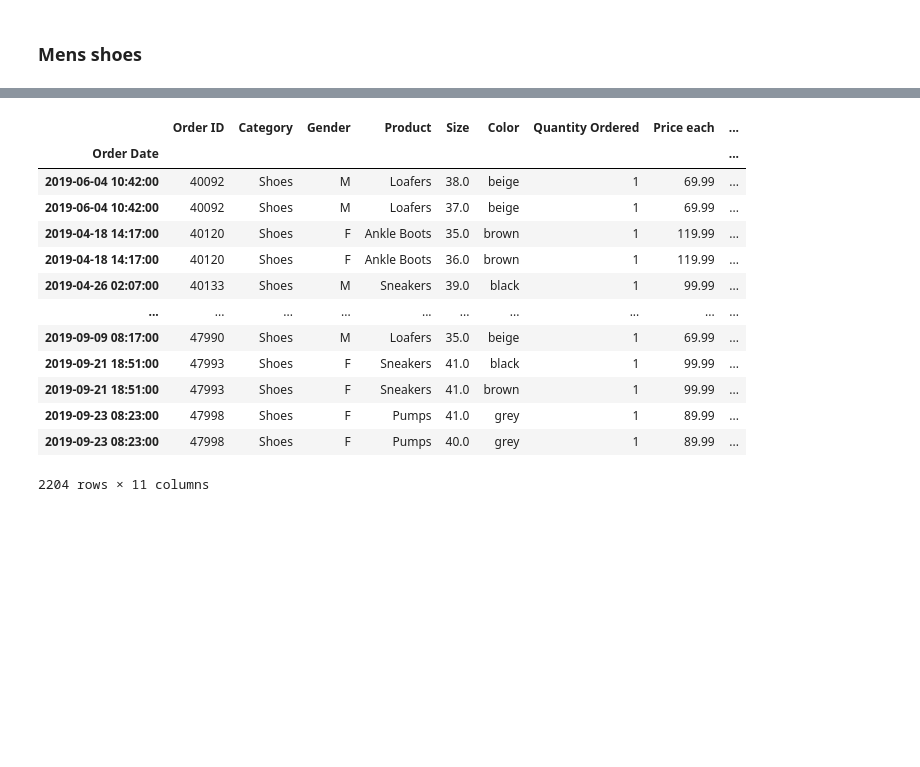
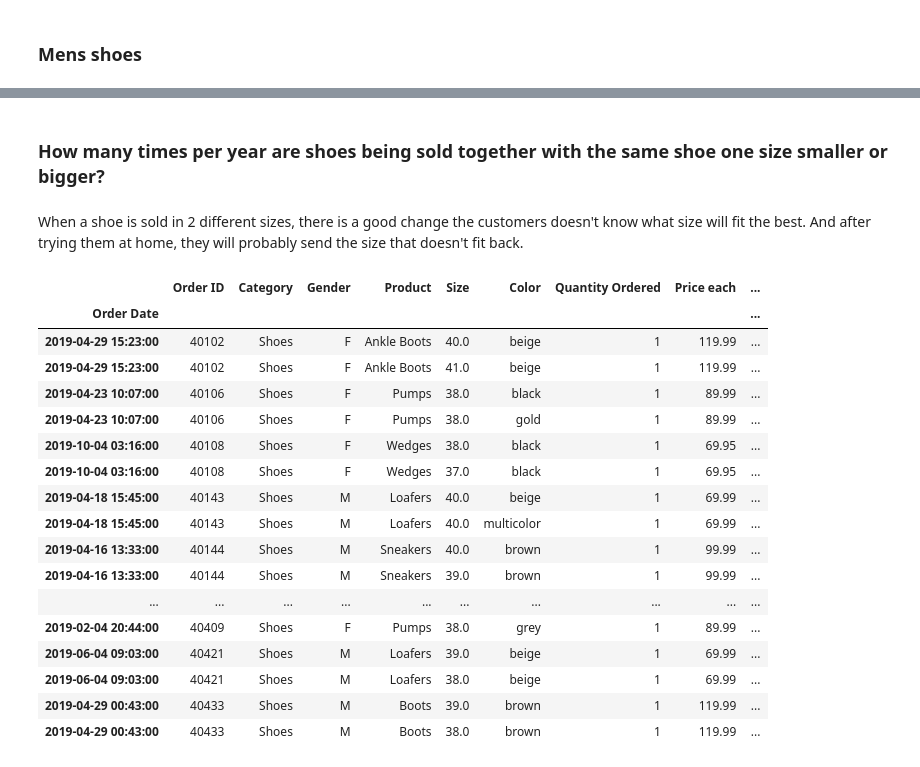
Before and after one commit to ATrui/Projects, a Jupyter notebook: Mock Data/EDA.ipynb, the cells around one changed output, grey strips where cells are left out. Cells and saved outputs as stored; diff of their text form; code cells hidden in the pictures; blank space fills up the shorter version.

```diff
--- a/Mock Data/EDA.ipynb
+++ b/Mock Data/EDA.ipynb
@@ -525,18 +544,26 @@ plt.show()
+# %% [markdown]
+ ### How many times per year are shoes being sold together with the same shoe one size smaller or bigger?
+# %% [markdown]
+When a shoe is sold in 2 different sizes, there is a good change the customers doesn't know what size will fit the best. And after trying them at home, they will probably send the size that doesn't fit back.
 # %%
-multiple = all_data[(all_data.duplicated(subset=['Order ID', 'Product'], keep=False)) & (all_data['Category'] == 'Shoes')]
-multiple
+diff_size = all_data[(all_data.duplicated(subset=['Order ID', 'Product'], keep=False)) & (all_data['Category'] == 'Shoes')]
+diff_size.head(50)
 # %% [output]
 |  | Order ID | Category | Gender | Product | Size | Color | Quantity Ordered | Price each | ... |
 | Order Date |  |  |  |  |  |  |  |  | ... |
-| 2019-06-04 10:42:00 | 40092 | Shoes | M | Loafers | 38.0 | beige | 1 | 69.99 | ... |
-| 2019-06-04 10:42:00 | 40092 | Shoes | M | Loafers | 37.0 | beige | 1 | 69.99 | ... |
-| 2019-04-18 14:17:00 | 40120 | Shoes | F | Ankle Boots | 35.0 | brown | 1 | 119.99 | ... |
-| 2019-04-18 14:17:00 | 40120 | Shoes | F | Ankle Boots | 36.0 | brown | 1 | 119.99 | ... |
-| 2019-04-26 02:07:00 | 40133 | Shoes | M | Sneakers | 39.0 | black | 1 | 99.99 | ... |
+| 2019-04-29 15:23:00 | 40102 | Shoes | F | Ankle Boots | 40.0 | beige | 1 | 119.99 | ... |
+| 2019-04-29 15:23:00 | 40102 | Shoes | F | Ankle Boots | 41.0 | beige | 1 | 119.99 | ... |
+| 2019-04-23 10:07:00 | 40106 | Shoes | F | Pumps | 38.0 | black | 1 | 89.99 | ... |
+| 2019-04-23 10:07:00 | 40106 | Shoes | F | Pumps | 38.0 | gold | 1 | 89.99 | ... |
+| 2019-10-04 03:16:00 | 40108 | Shoes | F | Wedges | 38.0 | black | 1 | 69.95 | ... |
+| 2019-10-04 03:16:00 | 40108 | Shoes | F | Wedges | 37.0 | black | 1 | 69.95 | ... |
+| 2019-04-18 15:45:00 | 40143 | Shoes | M | Loafers | 40.0 | beige | 1 | 69.99 | ... |
+| 2019-04-18 15:45:00 | 40143 | Shoes | M | Loafers | 40.0 | multicolor | 1 | 69.99 | ... |
+| 2019-04-16 13:33:00 | 40144 | Shoes | M | Sneakers | 40.0 | brown | 1 | 99.99 | ... |
+| 2019-04-16 13:33:00 | 40144 | Shoes | M | Sneakers | 39.0 | brown | 1 | 99.99 | ... |
 | ... | ... | ... | ... | ... | ... | ... | ... | ... | ... |
-| 2019-09-09 08:17:00 | 47990 | Shoes | M | Loafers | 35.0 | beige | 1 | 69.99 | ... |
-| 2019-09-21 18:51:00 | 47993 | Shoes | F | Sneakers | 41.0 | black | 1 | 99.99 | ... |
-| 2019-09-21 18:51:00 | 47993 | Shoes | F | Sneakers | 41.0 | brown | 1 | 99.99 | ... |
-| 2019-09-23 08:23:00 | 47998 | Shoes | F | Pumps | 41.0 | grey | 1 | 89.99 | ... |
-| 2019-09-23 08:23:00 | 47998 | Shoes | F | Pumps | 40.0 | grey | 1 | 89.99 | ... |
+| 2019-02-04 20:44:00 | 40409 | Shoes | F | Pumps | 38.0 | grey | 1 | 89.99 | ... |
+| 2019-06-04 09:03:00 | 40421 | Shoes | M | Loafers | 39.0 | beige | 1 | 69.99 | ... |
+| 2019-06-04 09:03:00 | 40421 | Shoes | M | Loafers | 38.0 | beige | 1 | 69.99 | ... |
+| 2019-04-29 00:43:00 | 40433 | Shoes | M | Boots | 39.0 | brown | 1 | 119.99 | ... |
+| 2019-04-29 00:43:00 | 40433 | Shoes | M | Boots | 38.0 | brown | 1 | 119.99 | ... |
-2204 rows × 11 columns
```
Also changed, not shown: parts of 44 cells of this notebook, 14 other files.
